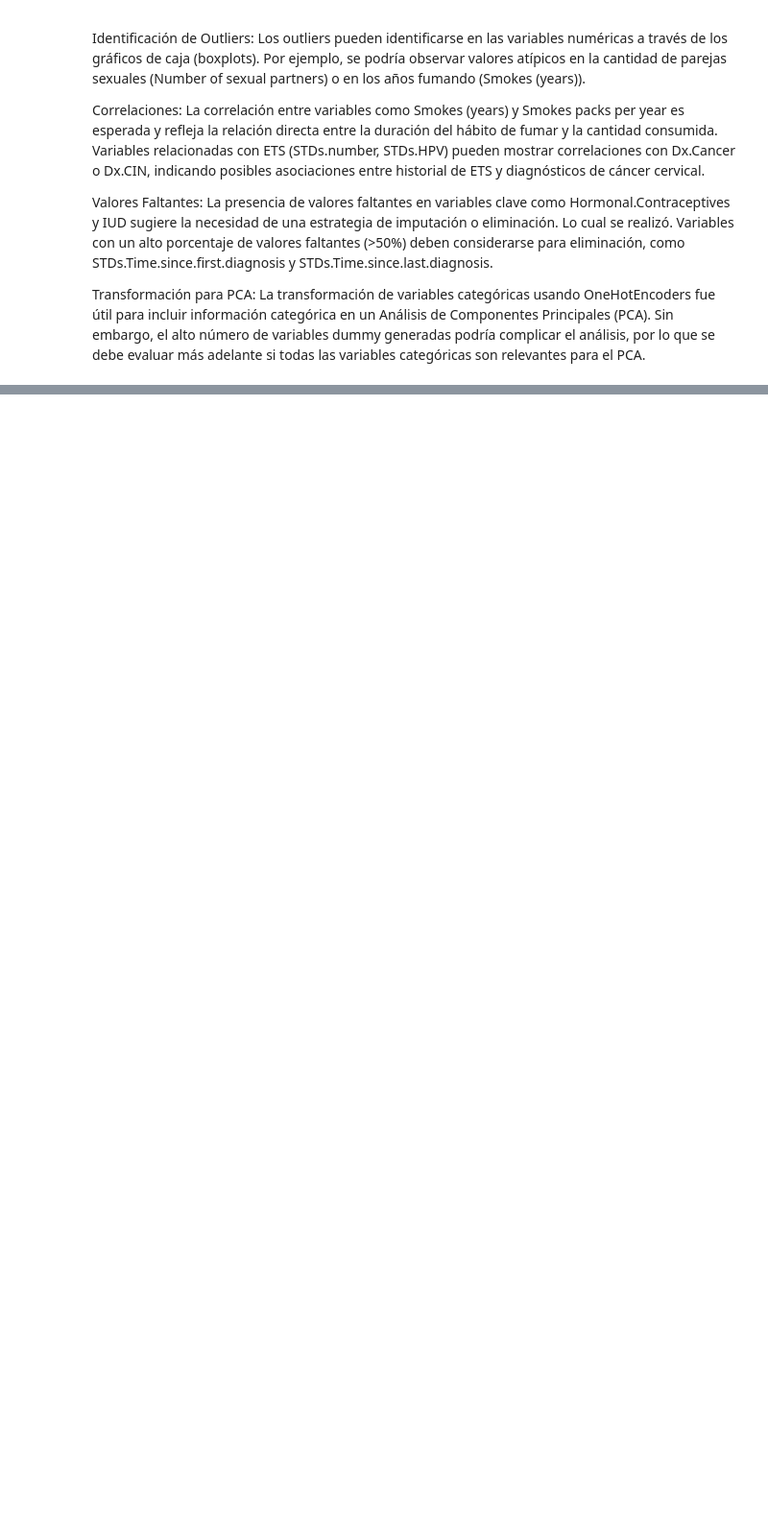
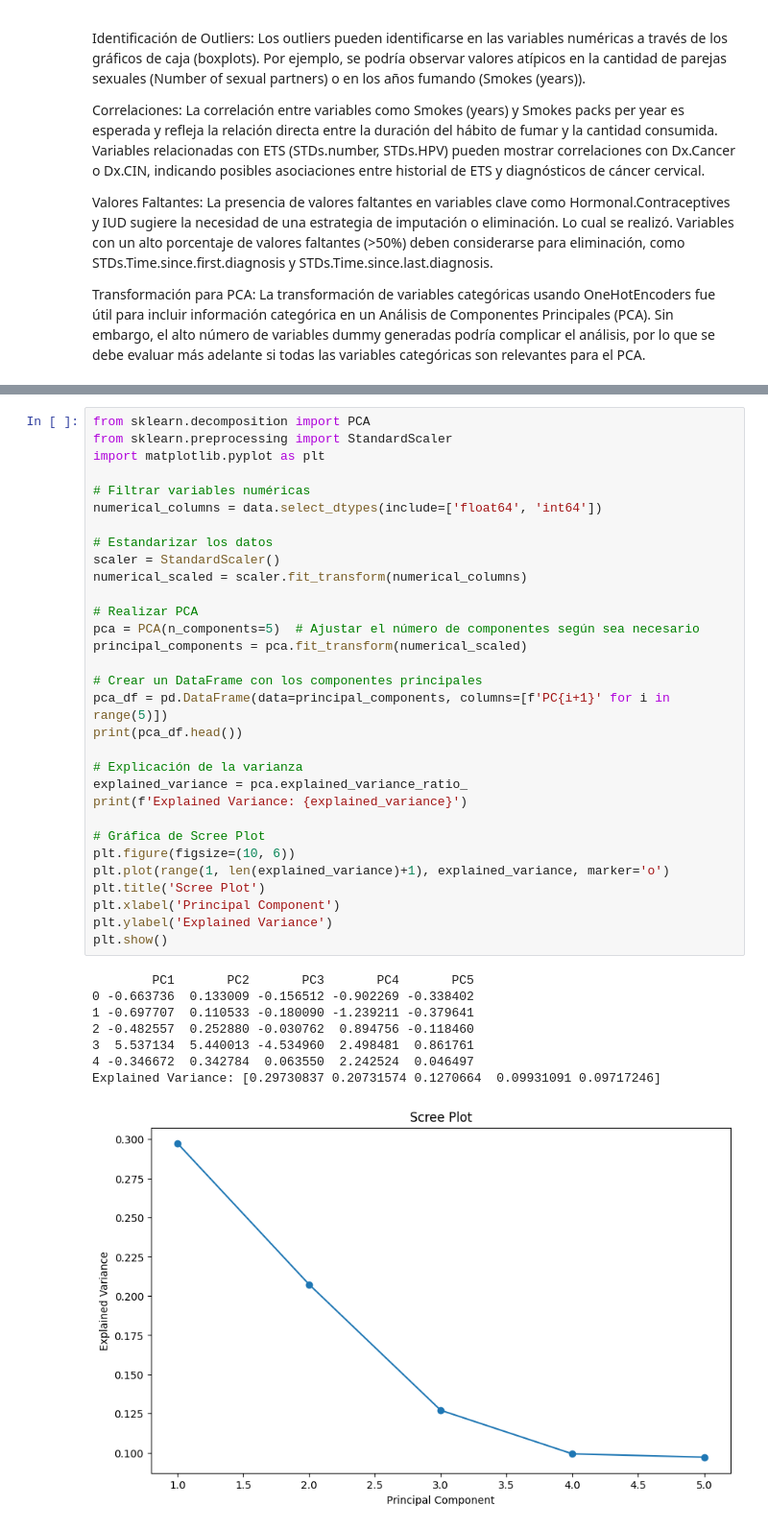
Before and after one commit to mariaRam2003/Laboratorio1-DataScience, a Jupyter notebook: EDA.ipynb, the cells around one changed output, grey strips where cells are left out. Shown: that part at 96% size. Drawn from its saved outputs; the diff is of its cells as text; blank space fills up the shorter version.

```diff
--- a/EDA.ipynb
+++ b/EDA.ipynb
@@ -343,0 +415,40 @@ Sin embargo, el alto número de variables dummy generadas podría complicar el a
+# %%
+from sklearn.decomposition import PCA
+from sklearn.preprocessing import StandardScaler
+import matplotlib.pyplot as plt
+
+# Filtrar variables numéricas
+numerical_columns = data.select_dtypes(include=['float64', 'int64'])
+
+# Estandarizar los datos
+scaler = StandardScaler()
+numerical_scaled = scaler.fit_transform(numerical_columns)
+
+# Realizar PCA
+pca = PCA(n_components=5)  # Ajustar el número de componentes según sea necesario
+principal_components = pca.fit_transform(numerical_scaled)
+
+# Crear un DataFrame con los componentes principales
+pca_df = pd.DataFrame(data=principal_components, columns=[f'PC{i+1}' for i in range(5)])
+print(pca_df.head())
+
+# Explicación de la varianza
+explained_variance = pca.explained_variance_ratio_
+print(f'Explained Variance: {explained_variance}')
+
+# Gráfica de Scree Plot
+plt.figure(figsize=(10, 6))
+plt.plot(range(1, len(explained_variance)+1), explained_variance, marker='o')
+plt.title('Scree Plot')
+plt.xlabel('Principal Component')
+plt.ylabel('Explained Variance')
+plt.show()
+# %% [output]
+        PC1       PC2       PC3       PC4       PC5
+0 -0.663736  0.133009 -0.156512 -0.902269 -0.338402
+1 -0.697707  0.110533 -0.180090 -1.239211 -0.379641
+2 -0.482557  0.252880 -0.030762  0.894756 -0.118460
+3  5.537134  5.440013 -4.534960  2.498481  0.861761
+4 -0.346672  0.342784  0.063550  2.242524  0.046497
+Explained Variance: [0.29730837 0.20731574 0.1270664  0.09931091 0.09717246]
+[figure, added]
```
Also changed, not shown: parts of 11 cells of this notebook.
